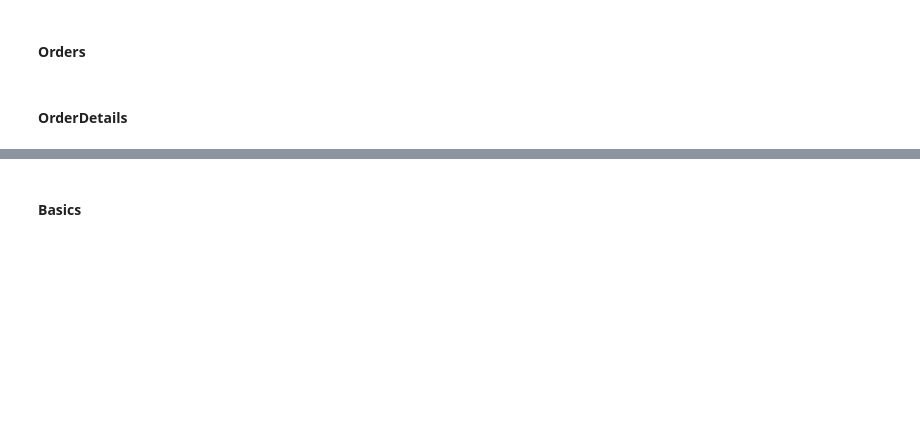
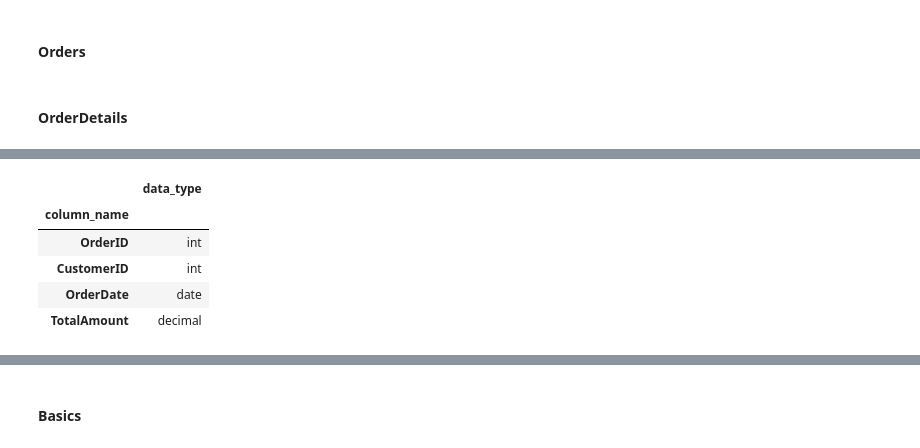
Before and after one commit to Bayan2019/internship_1206, a Jupyter notebook: assignment_01.ipynb, the cells around one changed output, grey strips where cells are left out. Cells and saved outputs as stored; diff of their text form; code cells hidden in the pictures; blank space fills up the shorter version.

```diff
--- a/assignment_01.ipynb
+++ b/assignment_01.ipynb
@@ -211,0 +246,17 @@ for row in data:
+# %%
+cursor.execute("""
+SELECT column_name, data_type
+    FROM INFORMATION_SCHEMA.COLUMNS
+    WHERE table_schema='org'
+        AND table_name='Orders';
+""")
+data = cursor.fetchall()
+df=pd.DataFrame(data=data, columns=["column_name", "data_type"])
+df.set_index("column_name")
+# %% [output]
+|  | data_type |
+| column_name |  |
+| OrderID | int |
+| CustomerID | int |
+| OrderDate | date |
+| TotalAmount | decimal |
```
Also changed, not shown: parts of 9 cells of this notebook.
